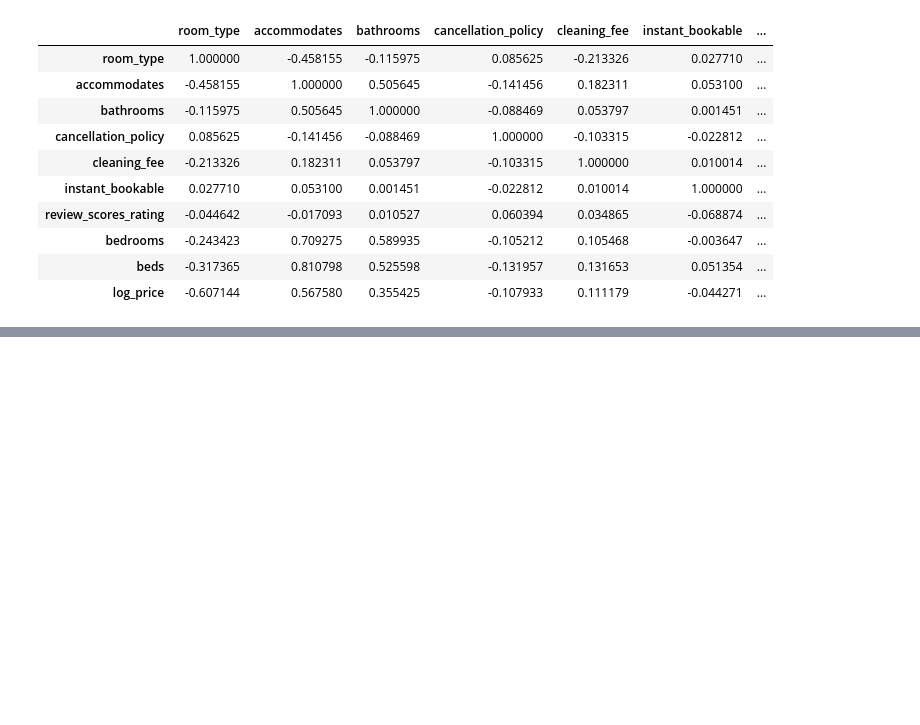
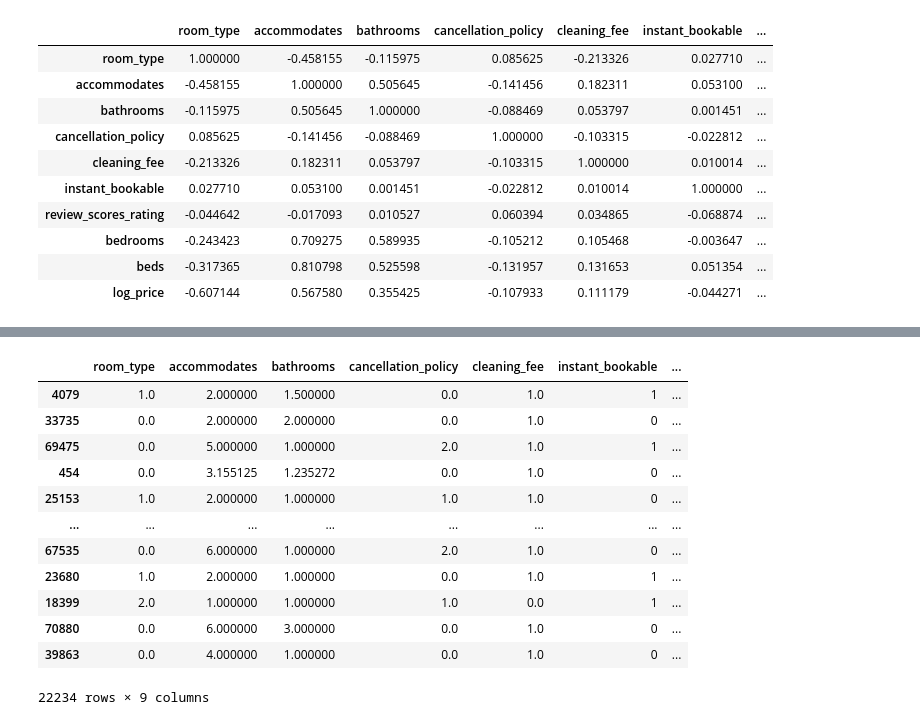
Before and after one commit to pavanbairu/Data-Science, a Jupyter notebook: Machine Learning/Supervised ML/LR/simple_LR.ipynb, the cells around one changed output, grey strips where cells are left out. Drawn from its saved outputs; the diff is of its cells as text; code cells hidden in the pictures; blank space fills up the shorter version.

```diff
--- a/Machine Learning/Supervised ML/LR/simple_LR.ipynb
+++ b/Machine Learning/Supervised ML/LR/simple_LR.ipynb
@@ -190,0 +376,16 @@ df.corr().style.background_gradient(cmap='Blues')
+# %%
+X_test
+# %% [output]
+|  | room_type | accommodates | bathrooms | cancellation_policy | cleaning_fee | instant_bookable | ... |
+| 4079 | 1.0 | 2.000000 | 1.500000 | 0.0 | 1.0 | 1 | ... |
+| 33735 | 0.0 | 2.000000 | 2.000000 | 0.0 | 1.0 | 0 | ... |
+| 69475 | 0.0 | 5.000000 | 1.000000 | 2.0 | 1.0 | 1 | ... |
+| 454 | 0.0 | 3.155125 | 1.235272 | 0.0 | 1.0 | 0 | ... |
+| 25153 | 1.0 | 2.000000 | 1.000000 | 1.0 | 1.0 | 0 | ... |
+| ... | ... | ... | ... | ... | ... | ... | ... |
+| 67535 | 0.0 | 6.000000 | 1.000000 | 2.0 | 1.0 | 0 | ... |
+| 23680 | 1.0 | 2.000000 | 1.000000 | 0.0 | 1.0 | 1 | ... |
+| 18399 | 2.0 | 1.000000 | 1.000000 | 1.0 | 0.0 | 1 | ... |
+| 70880 | 0.0 | 6.000000 | 3.000000 | 0.0 | 1.0 | 0 | ... |
+| 39863 | 0.0 | 4.000000 | 1.000000 | 0.0 | 1.0 | 0 | ... |
+22234 rows × 9 columns
```
Also changed, not shown: parts of 22 cells of this notebook.
